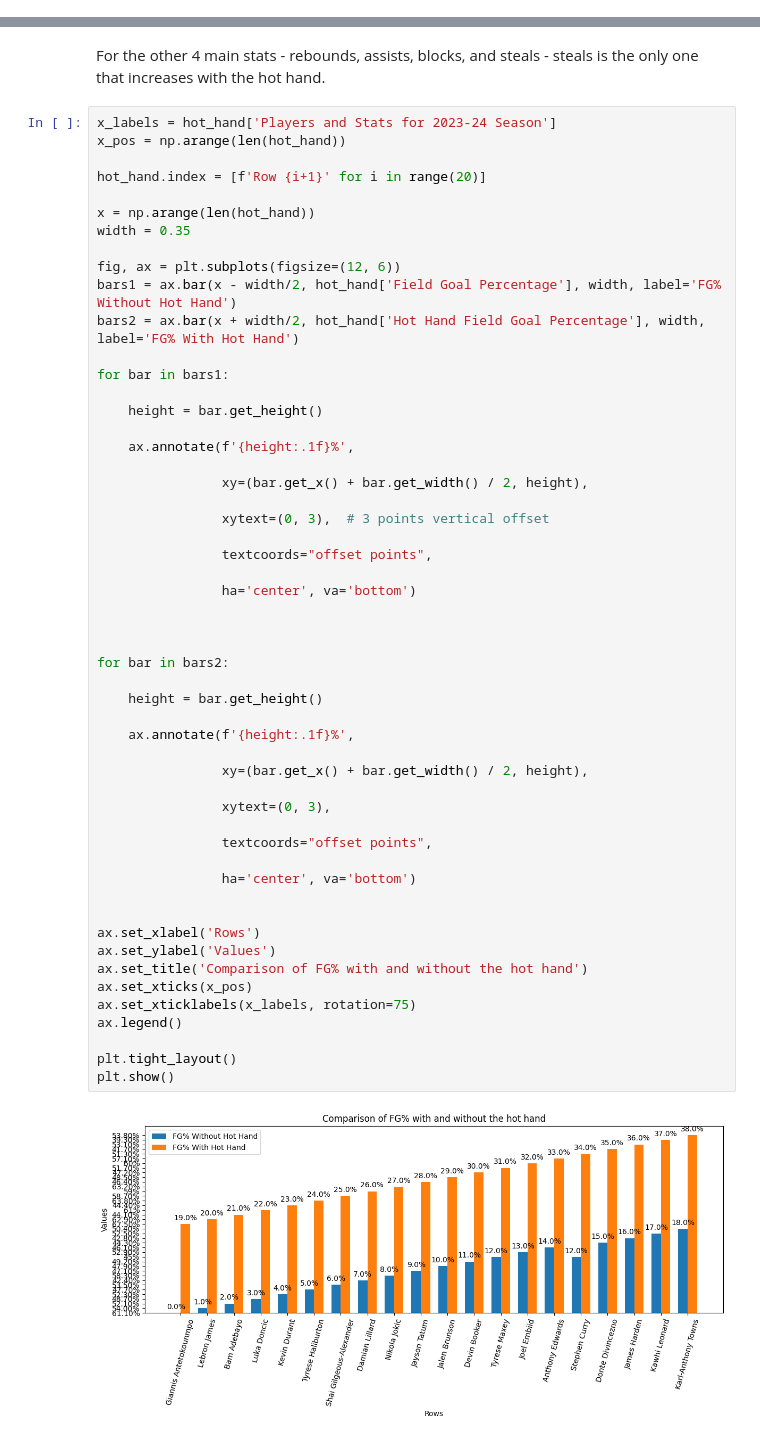
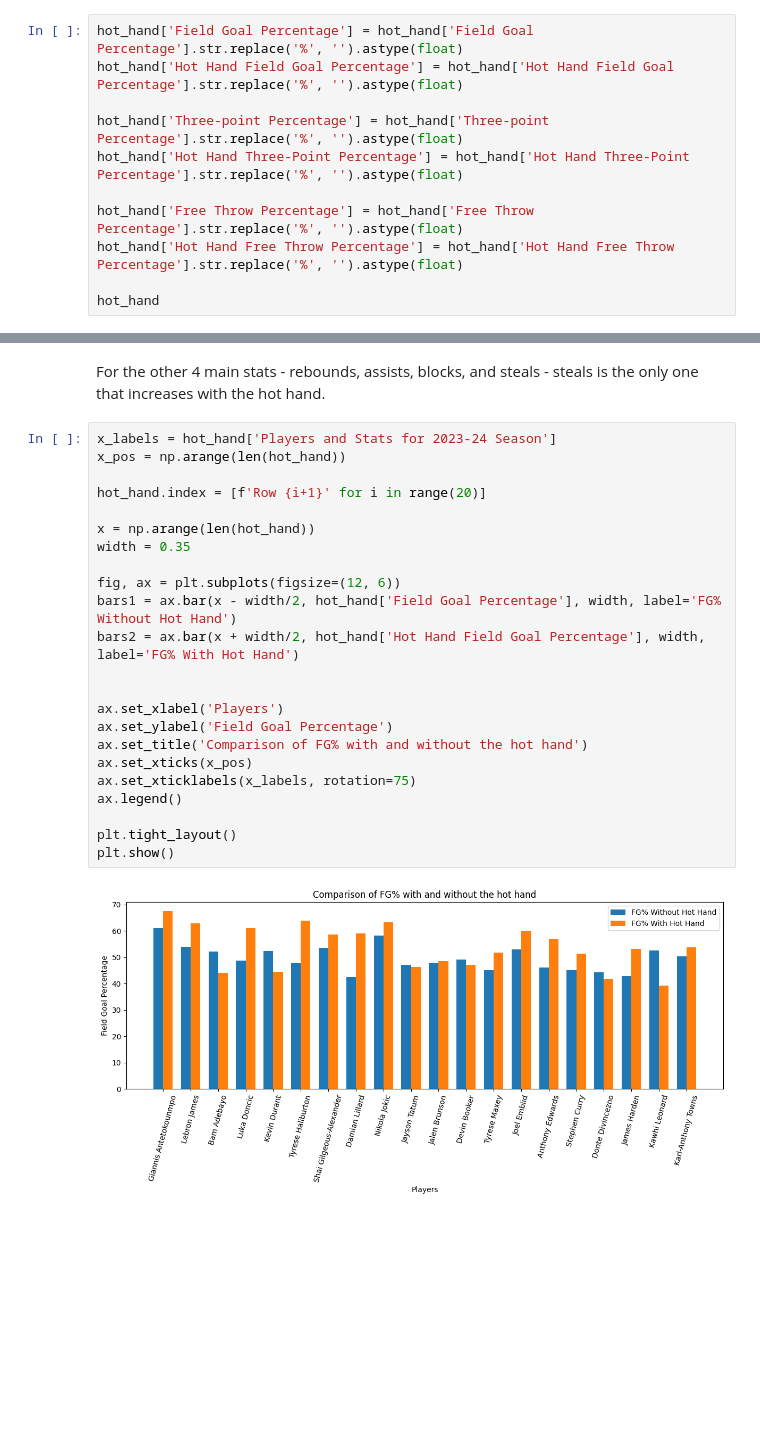
Before and after one commit to zacmac13/Hot-Hand-Project, a Jupyter notebook: HotHand.ipynb, the cells around one changed output, grey strips where cells are left out. Saved outputs shown, nothing was run; the diff lists cells and outputs as text; blank space fills up the shorter version.

Commit message:
More graphs

```diff
--- a/HotHand.ipynb
+++ b/HotHand.ipynb
@@ -48,3 +48,14 @@ hot_hand
 | 18 | Kawhi Leonard | 34.2 | 8.8 | 5.2 | 1.3 | ... |
 | 19 | Karl-Anthony Towns | 32.9 | 12.6 | 4.6 | 1.0 | ... |
 20 rows × 23 columns
+# %%
+hot_hand['Field Goal Percentage'] = hot_hand['Field Goal Percentage'].str.replace('%', '').astype(float)
+hot_hand['Hot Hand Field Goal Percentage'] = hot_hand['Hot Hand Field Goal Percentage'].str.replace('%', '').astype(float)
+
+hot_hand['Three-point Percentage'] = hot_hand['Three-point Percentage'].str.replace('%', '').astype(float)
+hot_hand['Hot Hand Three-Point Percentage'] = hot_hand['Hot Hand Three-Point Percentage'].str.replace('%', '').astype(float)
+
+hot_hand['Free Throw Percentage'] = hot_hand['Free Throw Percentage'].str.replace('%', '').astype(float)
+hot_hand['Hot Hand Free Throw Percentage'] = hot_hand['Hot Hand Free Throw Percentage'].str.replace('%', '').astype(float)
+
+hot_hand
@@ -159,55 +189,25 @@ For the other 4 main stats - rebounds, assists, blocks, and steals - steals is t
 # %%
 x_labels = hot_hand['Players and Stats for 2023-24 Season']
 x_pos = np.arange(len(hot_hand))
 
 hot_hand.index = [f'Row {i+1}' for i in range(20)]
 
 x = np.arange(len(hot_hand))
 width = 0.35
 
 fig, ax = plt.subplots(figsize=(12, 6))
 bars1 = ax.bar(x - width/2, hot_hand['Field Goal Percentage'], width, label='FG% Without Hot Hand')
 bars2 = ax.bar(x + width/2, hot_hand['Hot Hand Field Goal Percentage'], width, label='FG% With Hot Hand')
 
-for bar in bars1:
 
-    height = bar.get_height()
-
-    ax.annotate(f'{height:.1f}%',
-
-                xy=(bar.get_x() + bar.get_width() / 2, height),
-
-                xytext=(0, 3),  # 3 points vertical offset
-
-                textcoords="offset points",
-
-                ha='center', va='bottom')
-
-
-
-for bar in bars2:
-
-    height = bar.get_height()
-
-    ax.annotate(f'{height:.1f}%',
-
-                xy=(bar.get_x() + bar.get_width() / 2, height),
-
-                xytext=(0, 3),
-
-                textcoords="offset points",
-
-                ha='center', va='bottom')
-
-
-ax.set_xlabel('Rows')
-ax.set_ylabel('Values')
+ax.set_xlabel('Players')
+ax.set_ylabel('Field Goal Percentage')
 ax.set_title('Comparison of FG% with and without the hot hand')
 ax.set_xticks(x_pos)
 ax.set_xticklabels(x_labels, rotation=75)
 ax.legend()
 
 plt.tight_layout()
 plt.show()
 # %% [output]
-[figure, old version]
+[figure, new version]
```
Also changed, not shown: parts of 7 cells of this notebook.
